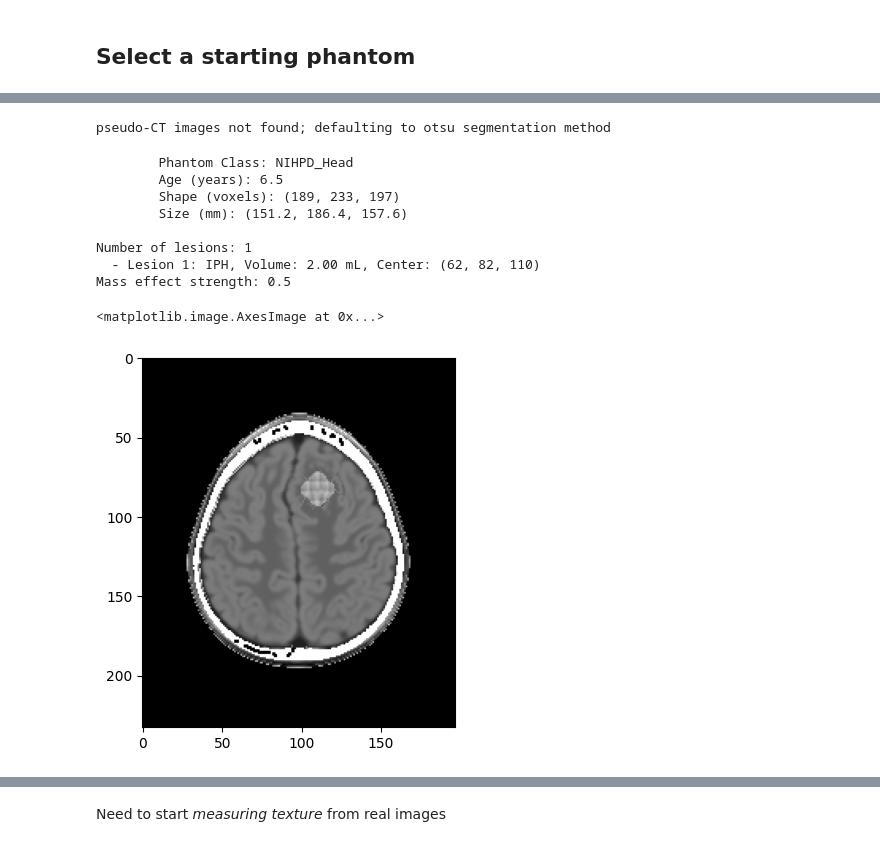
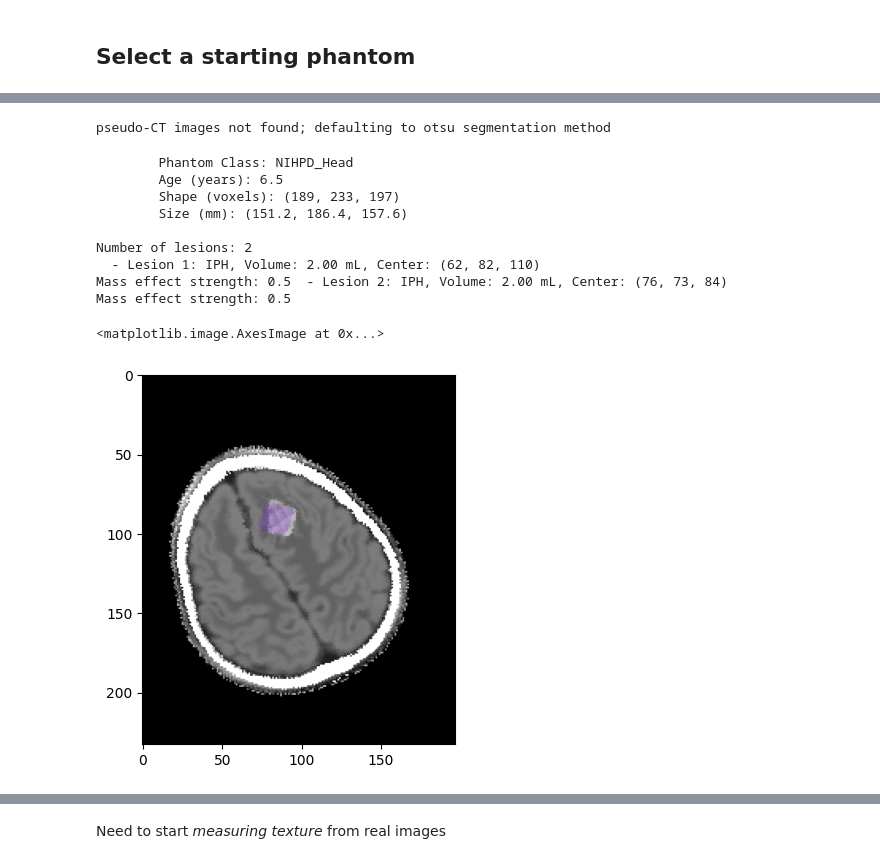
Before and after one commit to DIDSR/InSilicoICH, a Jupyter notebook: notebooks/01_phantoms.ipynb, the cells around one changed output, grey strips where cells are left out. Cells and saved outputs as stored; diff of their text form; code cells hidden in the pictures.

Commit message:
fixed misregistration of lesions following augmentation: https://github.com/DIDSR/rsna-aneurysm-synthetic-detection/issues/9

```diff
--- a/notebooks/01_phantoms.ipynb
+++ b/notebooks/01_phantoms.ipynb
@@ -30,6 +30,11 @@ lesion = LesionFactory.create('IPH', spacings=phantom.spacings, boundary=phantom
 lesion.generate(volume_ml=2, intensity_hu=50, texture_scale=6, texture_contrast=1,
                complexity=3, smoothness=0.2, irregularity=0.5, eccentricity=0.6, edema_thickness=2)
 phantom.insert_lesion(lesion, mass_effect=0.5)
+
+lesion = LesionFactory.create('IPH', spacings=phantom.spacings, boundary=phantom.get_material_mask('white matter'), seed=42)
+lesion.generate(volume_ml=2, intensity_hu=50, texture_scale=20, texture_contrast=1,
+                complexity=3, smoothness=0.2, irregularity=0.5, eccentricity=0.6, edema_thickness=5)
+phantom.insert_lesion(lesion, mass_effect=0.5)
 # %% [output]
 pseudo-CT images not found; defaulting to otsu segmentation method
         Phantom Class: NIHPD_Head
@@ -37,15 +42,19 @@ pseudo-CT images not found; defaulting to otsu segmentation method
         Shape (voxels): (189, 233, 197)
         Size (mm): (151.2, 186.4, 157.6)
 
-Number of lesions: 1
+Number of lesions: 2
   - Lesion 1: IPH, Volume: 2.00 mL, Center: (62, 82, 110)
+Mass effect strength: 0.5  - Lesion 2: IPH, Volume: 2.00 mL, Center: (76, 73, 84)
 Mass effect strength: 0.5
 # %%
 import matplotlib.pyplot as plt
-idx = phantom.lesions[0].coords_voxel[0]
+import numpy as np
 
-plt.imshow(phantom.get_CT_number_phantom()[idx], cmap='gray', vmin=0, vmax=80)
-# plt.imshow(phantom.lesions[0].mask[idx], cmap='Reds', alpha=0.3)
+lesion_idx = 0
+z_slice = phantom.lesions[lesion_idx].coords_voxel[0]
+plt.imshow(phantom.get_CT_number_phantom()[z_slice], cmap='gray', vmin=0, vmax=80)
+lesion_mask = phantom.lesions[lesion_idx].mask[z_slice]
+plt.imshow(np.ma.masked_where(lesion_mask == 0, lesion_mask), cmap='rainbow', alpha=0.2)
 # %% [output]
 <matplotlib.image.AxesImage at 0x...>
-[figure, old version]
+[figure, new version]
```
Also changed, not shown: parts of 3 cells of this notebook, 1 other file.
